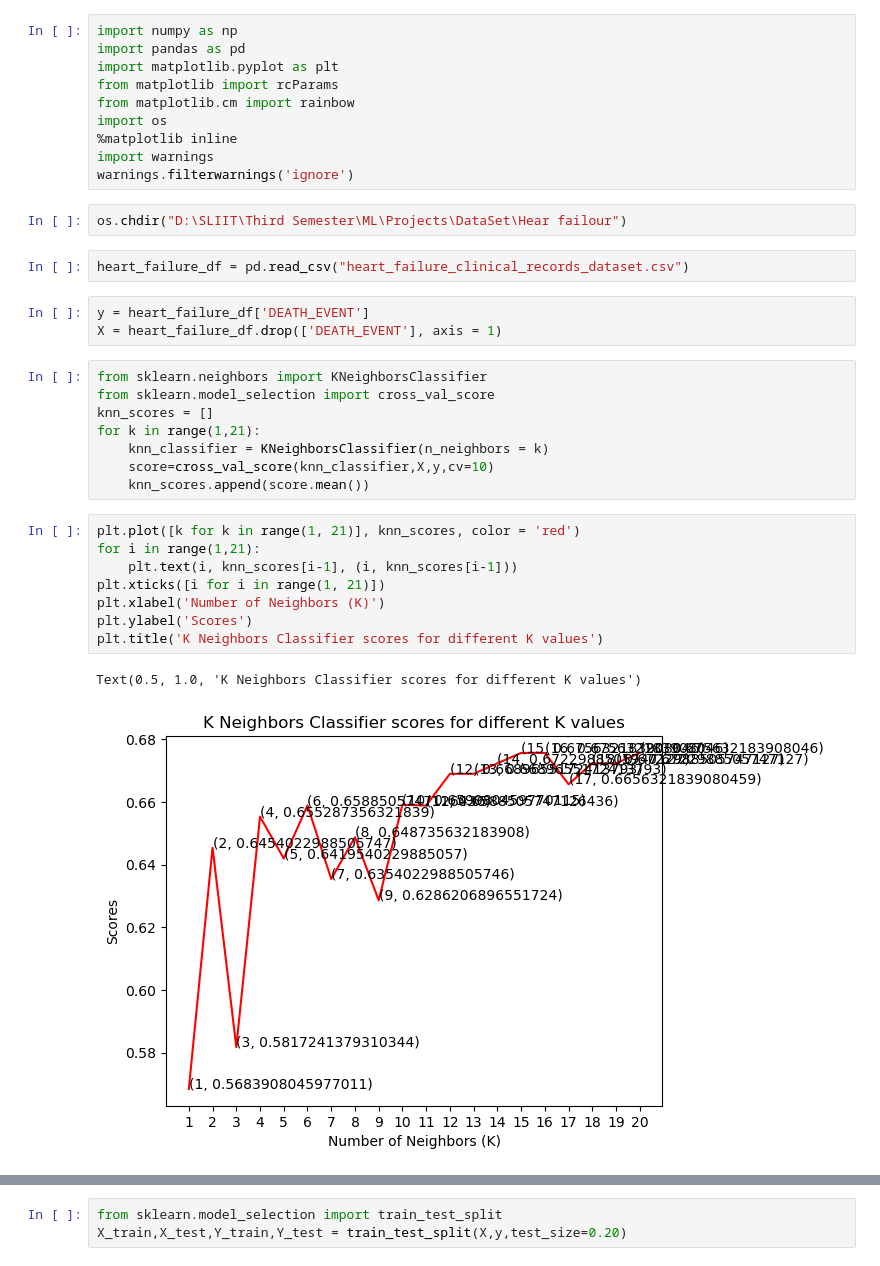
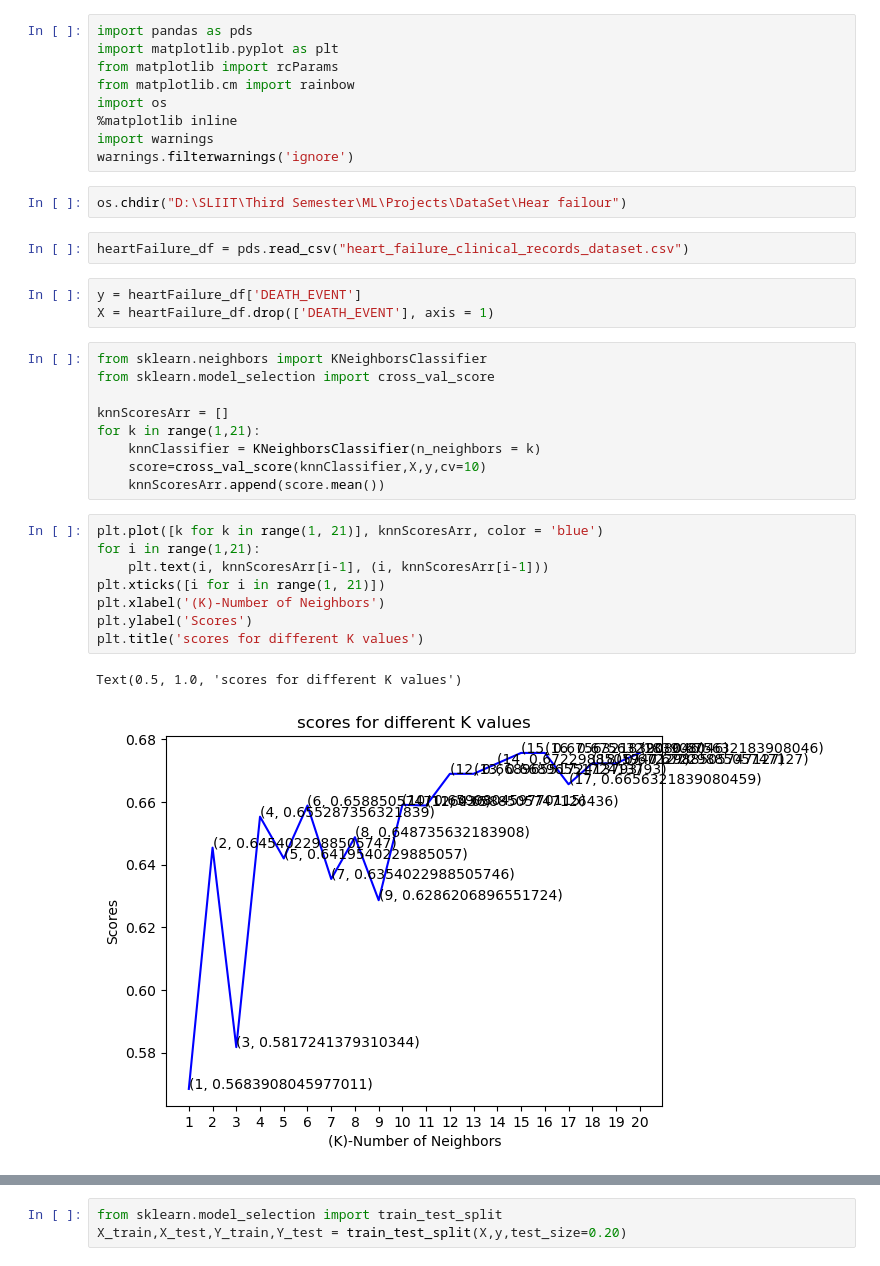
Before and after one commit to ashanmaduwantha99/ML-Assignment-02, a Jupyter notebook: heart_failure_predication_by_KNN_algorithm.ipynb, the cells around one changed output, grey strips where cells are left out. Saved outputs shown, nothing was run; the diff lists cells and outputs as text.

```diff
--- a/heart_failure_predication_by_KNN_algorithm.ipynb
+++ b/heart_failure_predication_by_KNN_algorithm.ipynb
@@ -1,6 +1,5 @@
 # %%
-import numpy as np
-import pandas as pd
+import pandas as pds
 import matplotlib.pyplot as plt
 from matplotlib import rcParams
 from matplotlib.cm import rainbow
@@ -11,27 +10,28 @@ warnings.filterwarnings('ignore')
 # %%
 os.chdir("D:\SLIIT\Third Semester\ML\Projects\DataSet\Hear failour")
 # %%
-heart_failure_df = pd.read_csv("heart_failure_clinical_records_dataset.csv")
+heartFailure_df = pds.read_csv("heart_failure_clinical_records_dataset.csv")
 # %%
-y = heart_failure_df['DEATH_EVENT']
-X = heart_failure_df.drop(['DEATH_EVENT'], axis = 1)
+y = heartFailure_df['DEATH_EVENT']
+X = heartFailure_df.drop(['DEATH_EVENT'], axis = 1)
 # %%
 from sklearn.neighbors import KNeighborsClassifier
 from sklearn.model_selection import cross_val_score
-knn_scores = []
+
+knnScoresArr = []
 for k in range(1,21):
-    knn_classifier = KNeighborsClassifier(n_neighbors = k)
-    score=cross_val_score(knn_classifier,X,y,cv=10)
-    knn_scores.append(score.mean())
+    knnClassifier = KNeighborsClassifier(n_neighbors = k)
+    score=cross_val_score(knnClassifier,X,y,cv=10)
+    knnScoresArr.append(score.mean())
 # %%
-plt.plot([k for k in range(1, 21)], knn_scores, color = 'red')
+plt.plot([k for k in range(1, 21)], knnScoresArr, color = 'blue')
 for i in range(1,21):
-    plt.text(i, knn_scores[i-1], (i, knn_scores[i-1]))
+    plt.text(i, knnScoresArr[i-1], (i, knnScoresArr[i-1]))
 plt.xticks([i for i in range(1, 21)])
-plt.xlabel('Number of Neighbors (K)')
+plt.xlabel('(K)-Number of Neighbors')
 plt.ylabel('Scores')
-plt.title('K Neighbors Classifier scores for different K values')
+plt.title('scores for different K values')
 # %% [output]
-Text(0.5, 1.0, 'K Neighbors Classifier scores for different K values')
+Text(0.5, 1.0, 'scores for different K values')
-[figure, old version]
+[figure, new version]
 # %%
```
Also changed, not shown: parts of 3 cells of this notebook, 1 other file.
